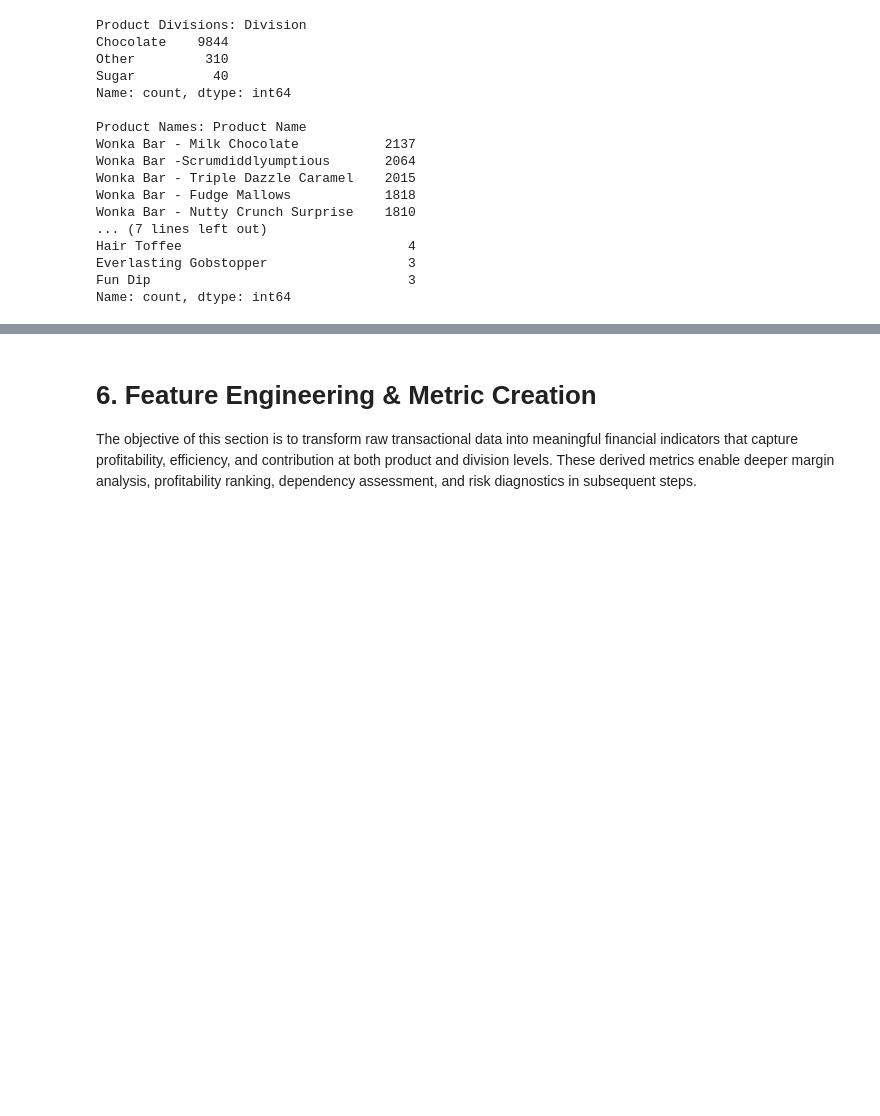
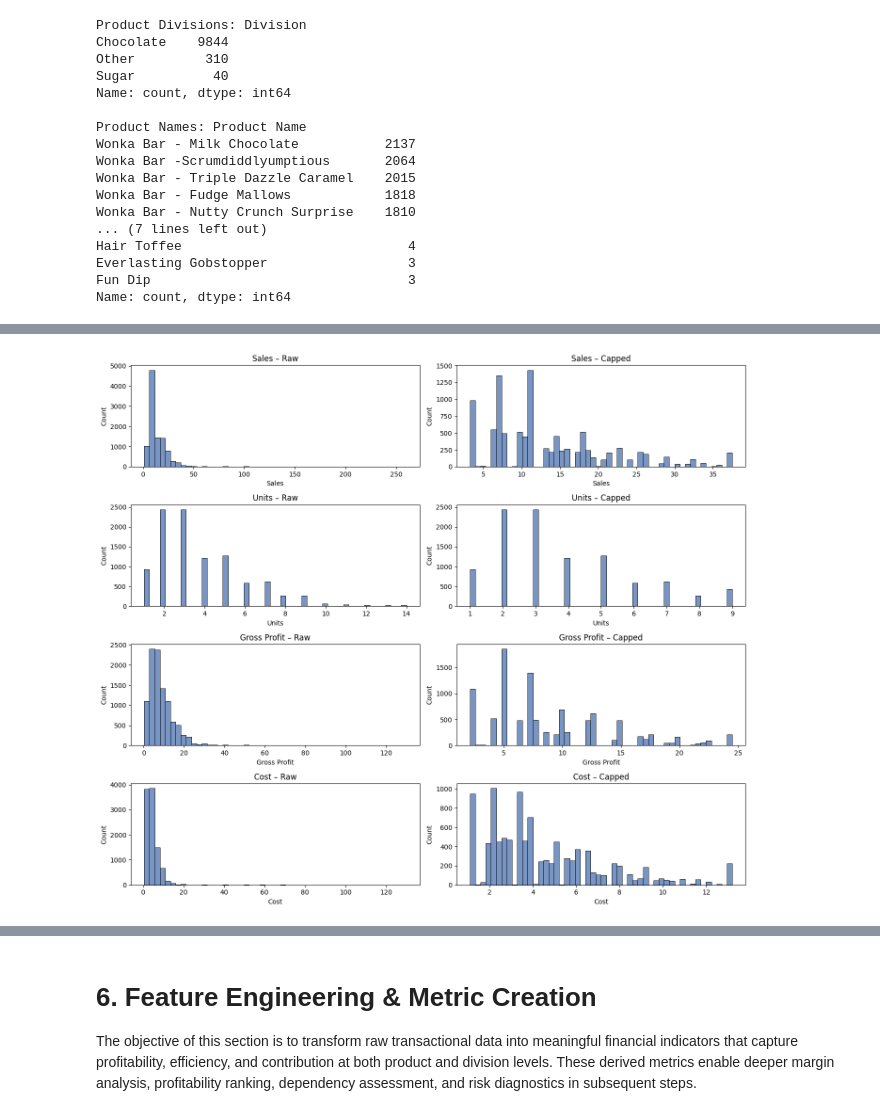
Before and after one commit to amrit1426/Unified_mentor_project, a Jupyter notebook: 20260125_Nassau_Candy_Distributor.ipynb, the cells around one changed output, grey strips where cells are left out. Cells and saved outputs as stored; diff of their text form; code cells hidden in the pictures; blank space fills up the shorter version.

```diff
--- a/20260125_Nassau_Candy_Distributor.ipynb
+++ b/20260125_Nassau_Candy_Distributor.ipynb
@@ -294,0 +459,22 @@ plt.show()
+# %%
+# Comparision of outlier and capped outlier data
+plt.figure(figsize=(14,12))
+
+cols = ['Sales', 'Units', 'Gross Profit', 'Cost']
+
+for i, col in enumerate(cols, 1):
+
+    # Raw distribution
+    plt.subplot(4, 2, (i*2)-1)
+    sns.histplot(df[col], bins=50, color='#4C72B0')
+    plt.title(f'{col} – Raw')
+
+    # Capped distribution
+    plt.subplot(4, 2, i*2)
+    sns.histplot(df_cap[col], bins=50, color='#4C72B0')
+    plt.title(f'{col} – Capped')
+
+plt.tight_layout()
+plt.show()
+# %% [output]
+[figure, added]
```
Also changed, not shown: parts of 78 cells of this notebook.
